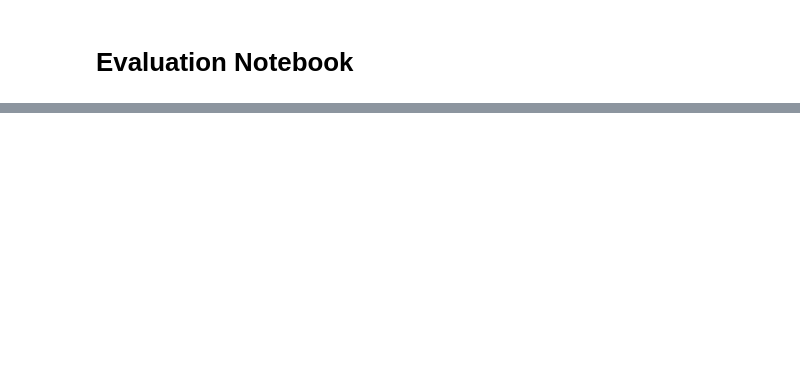
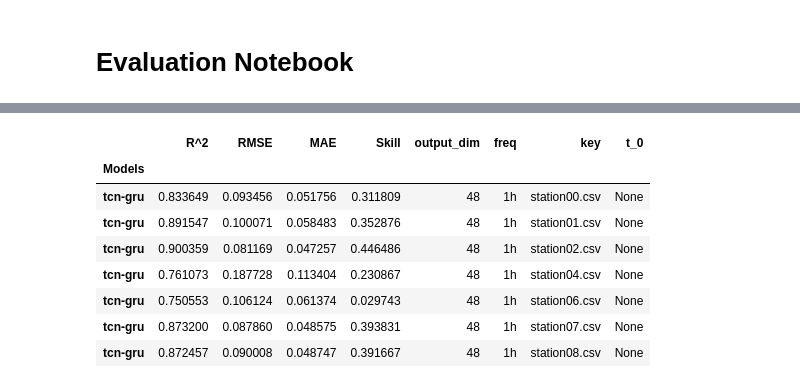
Before and after one commit to vikwal/forecasting_framework, a Jupyter notebook: evaluation.ipynb, the cells around one changed output, grey strips where cells are left out. Cells and saved outputs as stored; diff of their text form; code cells hidden in the pictures; blank space fills up the shorter version.

```diff
--- a/evaluation.ipynb
+++ b/evaluation.ipynb
@@ -121,0 +111,12 @@ df_fl
+# %%
+model = 'tft'
+output_dim = 48
+freq = '1h'
+
+sim = f'd-{data}_m-{model}_out-{output_dim}_freq-{freq}.pkl'
+cl_sim = f'cl_d-{data}_m-{model}_out-48_freq-{freq}.pkl'
+fl_sim = f'fl_d-{data}_m-{model}_out-{output_dim}_freq-{freq}.pkl'
+# %%
+sim_results = read_sim(results_dir, sim)
+cl_results = read_sim(results_dir, cl_sim)
+fl_results = read_sim(results_dir, fl_sim)
@@ -121,0 +135,12 @@ df_fl
+# %%
+fl_results['evaluation']
+# %% [output]
+|  | R^2 | RMSE | MAE | Skill | output_dim | freq | key | t_0 |
+| Models |  |  |  |  |  |  |  |  |
+| tcn-gru | 0.833649 | 0.093456 | 0.051756 | 0.311809 | 48 | 1h | station00.csv | None |
+| tcn-gru | 0.891547 | 0.100071 | 0.058483 | 0.352876 | 48 | 1h | station01.csv | None |
+| tcn-gru | 0.900359 | 0.081169 | 0.047257 | 0.446486 | 48 | 1h | station02.csv | None |
+| tcn-gru | 0.761073 | 0.187728 | 0.113404 | 0.230867 | 48 | 1h | station04.csv | None |
+| tcn-gru | 0.750553 | 0.106124 | 0.061374 | 0.029743 | 48 | 1h | station06.csv | None |
+| tcn-gru | 0.873200 | 0.087860 | 0.048575 | 0.393831 | 48 | 1h | station07.csv | None |
+| tcn-gru | 0.872457 | 0.090008 | 0.048747 | 0.391667 | 48 | 1h | station08.csv | None |
```
Also changed, not shown: parts of 11 cells of this notebook, 13 other files.
